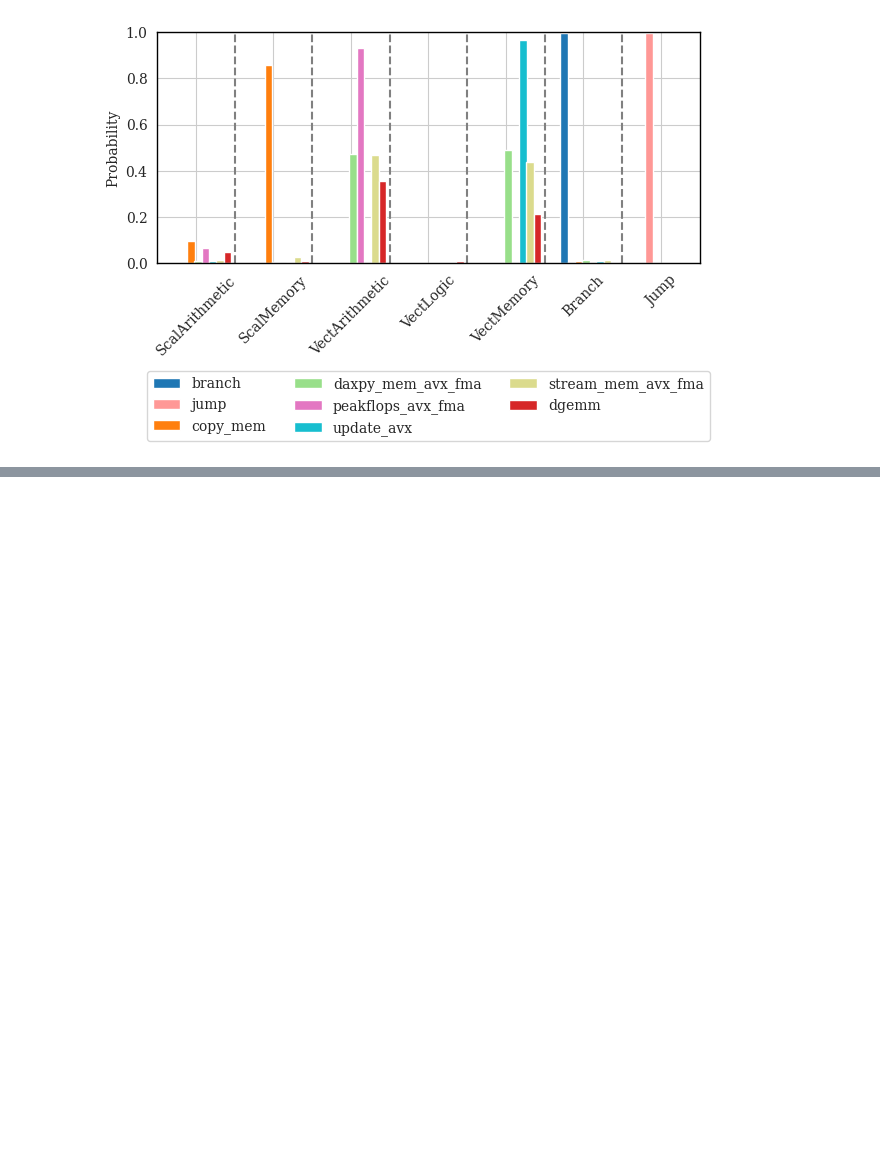
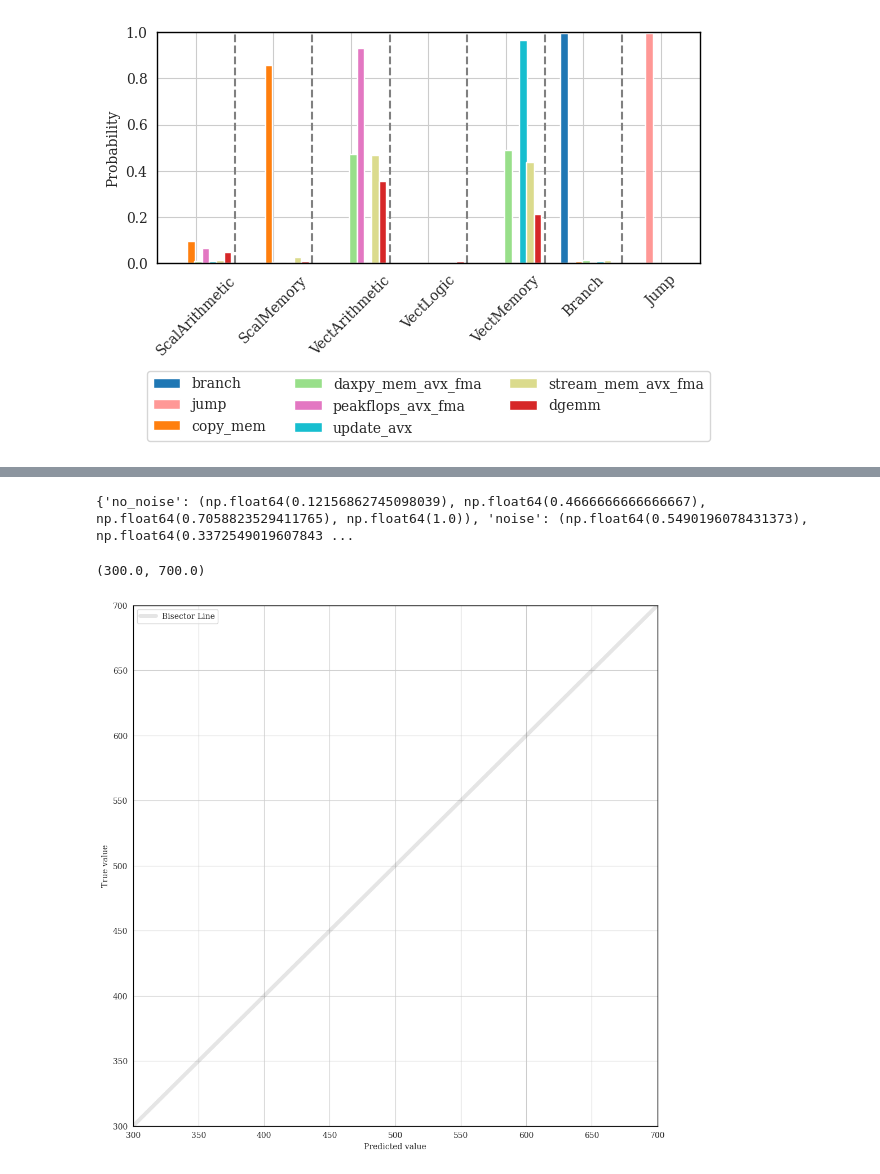
Before and after one commit to NiccoloTosato/PowerBenchmarks, a Jupyter notebook: final_plot_model.ipynb, the cells around one changed output, grey strips where cells are left out. Drawn from its saved outputs; the diff is of its cells as text; code cells hidden in the pictures; blank space fills up the shorter version.

```diff
--- a/final_plot_model.ipynb
+++ b/final_plot_model.ipynb
@@ -493,5 +500,5 @@ ProbabilityJump 47.900282279512574
 # %%
-df= load_df_list_test()
+df= load_df_list_noise()
 df = pd.concat(df)
 # Example usage:
 cores_to_color = assign_colors(df["cores"])
@@ -501,7 +508,7 @@ print(name_to_color)  # This will print the mapping of labels to colors
 import warnings
 warnings.filterwarnings('ignore')
 
-df_list_test= load_df_list_test()
+df_list_test= load_df_list_noise()
 plt.figure(figsize=(12,12))
 
 for df in df_list_test:
@@ -510,7 +517,7 @@ for df in df_list_test:
     df=df[ (df["SystemCpuUsage"] < 7) | (df["Total_power"] > 400)]
 
     #df1=df[ (df["SystemCpuUsage"] < 40) | (df["Total_power"] > 425)].copy()
-    df1 = normalize_model1(df.copy())
+    df1 = normalize_model(df.copy())
     prediction=list()
     if True:
         for row in df1[independent_variables].to_numpy():
@@ -520,33 +527,37 @@ for df in df_list_test:
         if len(df) <1:
             continue
         test_name=df1["name"].iloc[0]
         cores=df1["cores"].iloc[0]
         if test_name=="peakflops_no_noise":
             pass
             plt.plot(df1["Total_power"],df1["Total_power"], 'd',
                      markersize=5,
                      alpha=0.9,
                      fillstyle='full',
                      markeredgecolor='white',
                      markeredgewidth=1,label=test_name,color=cores_to_color[cores])
 
         if test_name=="peakflops_noise":
             pass
             plt.plot(df1["prediction"],df1["Total_power"], 'o',
                      markersize=5,
                      alpha=0.9,
                      fillstyle='full',
                      markeredgecolor='white',
                      markeredgewidth=1,label=test_name,color=cores_to_color[cores])
 
 plt.plot([0,700],[0,700], '-k', linewidth=5, alpha=0.1, label='Bisector Line')
 handles, labels = plt.gca().get_legend_handles_labels()
 by_label = dict(zip(labels, handles))
 plt.legend(by_label.values(), by_label.keys())
 plt.ylabel("True value")
 plt.xlabel("Predicted value")
 plt.xlim([300,700])
 plt.ylim([300,700])
+# %% [output]
+{'no_noise': (np.float64(0.12156862745098039), np.float64(0.4666666666666667), np.float64(0.7058823529411765), np.float64(1.0)), 'noise': (np.float64(0.5490196078431373), np.float64(0.3372549019607843 ...
+(300.0, 700.0)
+[figure, added]
 # %%
 df= load_df_list_noise()
 df = pd.concat(df)
```
Also changed, not shown: parts of 4 cells of this notebook, 1 other file.
